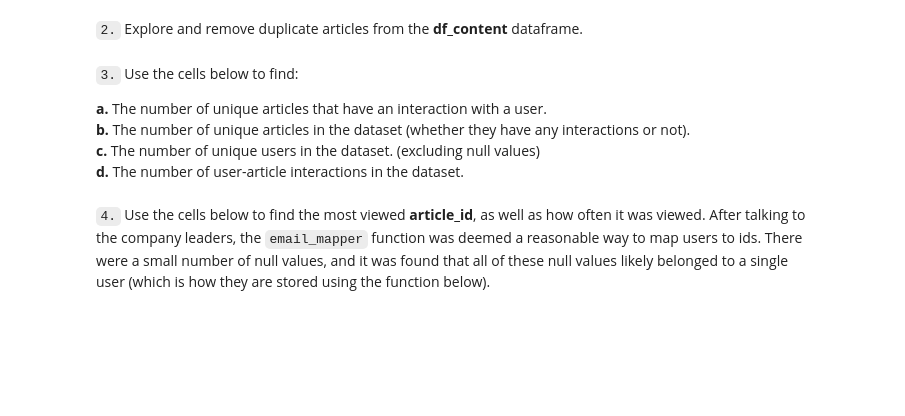
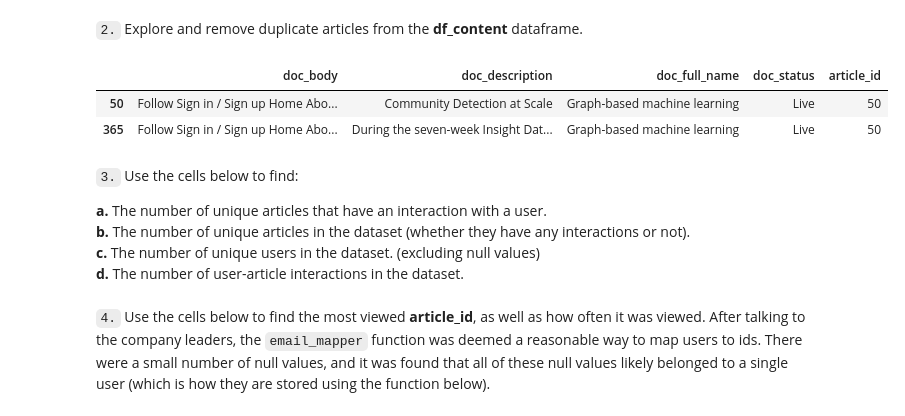
Before and after one commit to Xia0704/Recommendation_with_IBM, a Jupyter notebook: Recommendations_with_IBM.ipynb, the cells around one changed output. Saved outputs shown, nothing was run; the diff lists cells and outputs as text; code cells hidden in the pictures; blank space fills up the shorter version.

Commit message:
duplicate

```diff
--- a/Recommendations_with_IBM.ipynb
+++ b/Recommendations_with_IBM.ipynb
@@ -80,5 +86,11 @@ max_views_by_user = # The maximum number of user-article interactions by any 1 u
 `2.` Explore and remove duplicate articles from the **df_content** dataframe.
 # %%
 # Find and explore duplicate articles
+duplicated_rows = df_content[df_content.duplicated(['article_id'])]
+df_content[df_content['article_id'] == 50]
+# %% [output]
+|  | doc_body | doc_description | doc_full_name | doc_status | article_id |
+| 50 | Follow Sign in / Sign up Home Abo... | Community Detection at Scale | Graph-based machine learning | Live | 50 |
+| 365 | Follow Sign in / Sign up Home Abo... | During the seven-week Insight Dat... | Graph-based machine learning | Live | 50 |
 # %%
 # Remove any rows that have the same article_id - only keep the first
```
Also changed, not shown: parts of 4 cells of this notebook.
